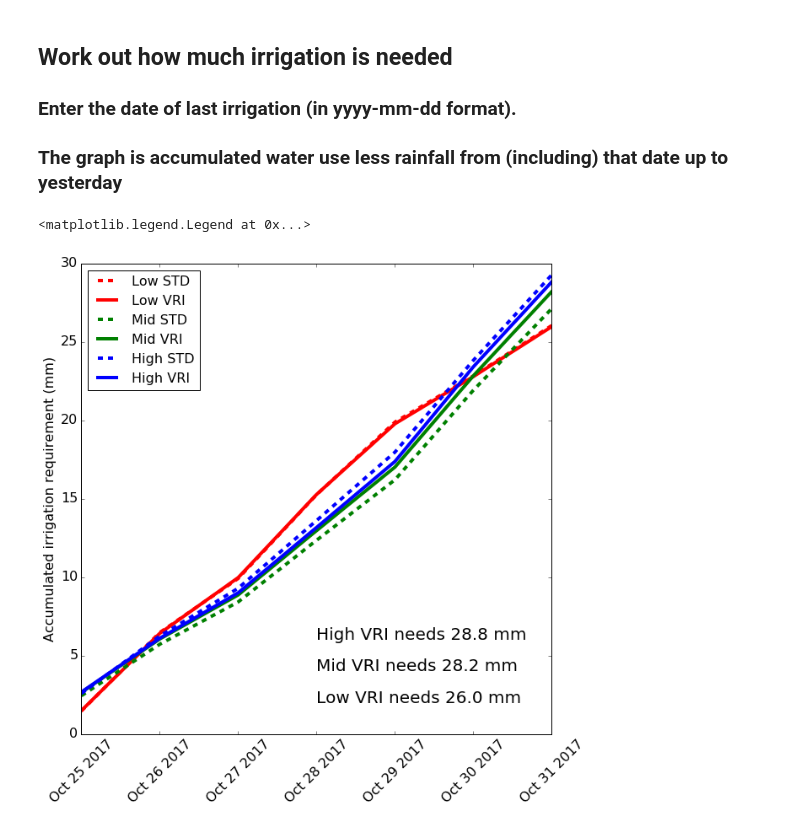
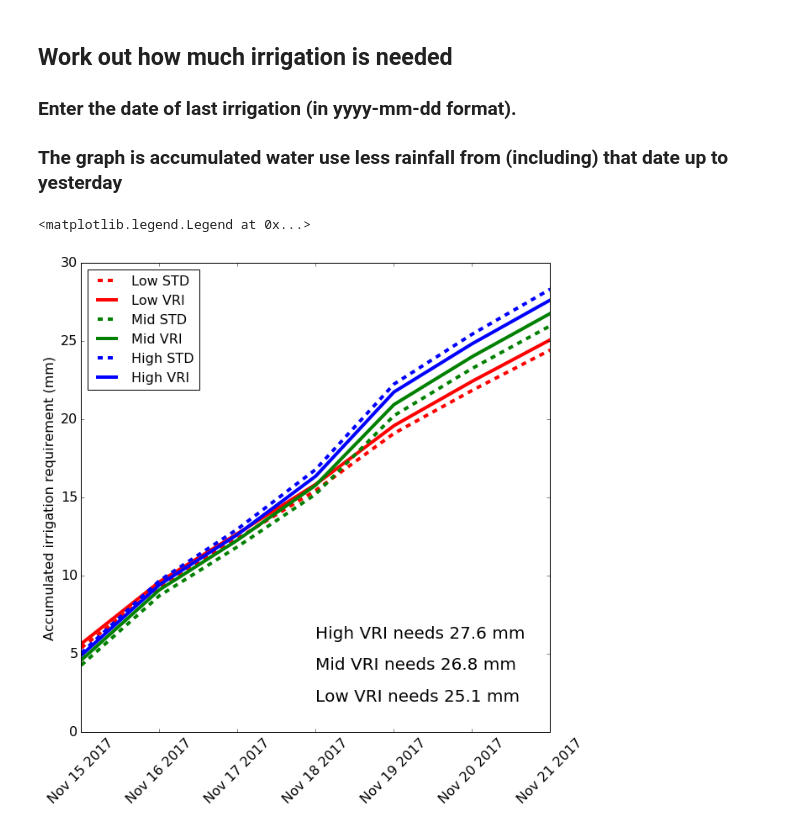
Before and after one commit to PlantandFoodResearch/MVI, a Jupyter notebook: RA1.3/CanopyTempCalculations.ipynb, the cells around one changed output. Saved outputs shown, nothing was run; the diff lists cells and outputs as text; code cells hidden in the pictures.

```diff
--- a/RA1.3/CanopyTempCalculations.ipynb
+++ b/RA1.3/CanopyTempCalculations.ipynb
@@ -18,7 +18,7 @@ Path = 'K:\CPDiary\Data\BaxtersMVI'
 ## Set period to graph data over
 # %%
 Today = datetime.datetime.now().date()
-Start = Today - timedelta(days=8)
+Start = Today - timedelta(days=7)
 # %% [markdown]
 ## Bring in fresh data from Low zone and join to existing data
 # %%
@@ -225,0 +226,10 @@ plt.ylabel('Sensor temperature (oC)',fontsize = 22)
+# %%
+VPGraph = plt.figure(figsize=(18,10))
+colpos = 0
+for zone in Zones:
+    plt.plot(MetData.ix[zone,'Ed'].ix[Start:],'--',color = colors[colpos], label = zone + ' Act')
+    colpos+=2
+plt.legend(loc=2,fontsize=20)
+plt.title('Vapour pressure deficit',fontsize=20)
+plt.ylabel('Vapour pressure deficit (kPa)',fontsize=22)
+plt.tick_params(labelsize=20)
@@ -516,34 +534,34 @@ plt.ylabel('Evaporation',fontsize = 22)
 # %%
-E.ix[:,('High','STD',1.0)] = np.nan
-E.ix[:,('Low','VRI',4.0)] = np.nan
+#E.ix[:,('High','STD',1.0)] = np.nan
+E.ix[:,('Low','STD',4.0)] = np.nan
 # %% [markdown]
 ## Work out how much irrigation is needed
 ### Enter the date of last irrigation (in yyyy-mm-dd format).
 ### The graph is accumulated water use less rainfall from (including) that date up to yesterday
 # %%
-LastIrrig = '2017-10-25'  ## Enter date here
+LastIrrig = '2017-11-15'  ## Enter date here
 Yesterday = datetime.datetime.now().date() - timedelta(days=1)
 AFewDaysAgo = datetime.datetime.now().date() - timedelta(days=4)
 WaterUse = E.ix[LastIrrig:Yesterday,:].groupby(level=['Zone','Irrig'],axis=1).mean().cumsum()
 Rain = MidMetData.ix[LastIrrig:Yesterday,'Rain'].resample('D').sum().cumsum()
 IrrigRequirement = np.subtract(WaterUse,Rain.values)
 IrrigGraph = plt.figure(figsize=(10,10))
 ypos = [2,2,4,4,6,6]
 pos = 0
 for Zone in Zones:
     for Irrig in Irrigs:
         lab = Zone + ' ' + Irrig
         plt.plot(IrrigRequirement.index,IrrigRequirement.ix[:,(Zone,Irrig)],lines[pos],color=colors[pos],label=lab,lw=4)
         if Irrig == 'VRI':
             Apply = IrrigRequirement.ix[-1,(Zone,Irrig)]
             tag = Zone + ' ' + Irrig +  ' needs ' + '%.1f'%Apply + ' mm'
             plt.text(AFewDaysAgo,ypos[pos],tag,fontsize=20)
         pos+=1
 plt.ylabel('Accumulated irrigation requirement (mm)',fontsize=16)
 plt.xticks(rotation=45)
 plt.tick_params(labelsize=16)
 #plt.ylim(0,1.1)
 plt.legend(loc=2,fontsize=16)
 # %% [output]
 <matplotlib.legend.Legend at 0x...>
-[figure, old version]
+[figure, new version]
```
Also changed, not shown: parts of 12 cells of this notebook, 3 other files.
